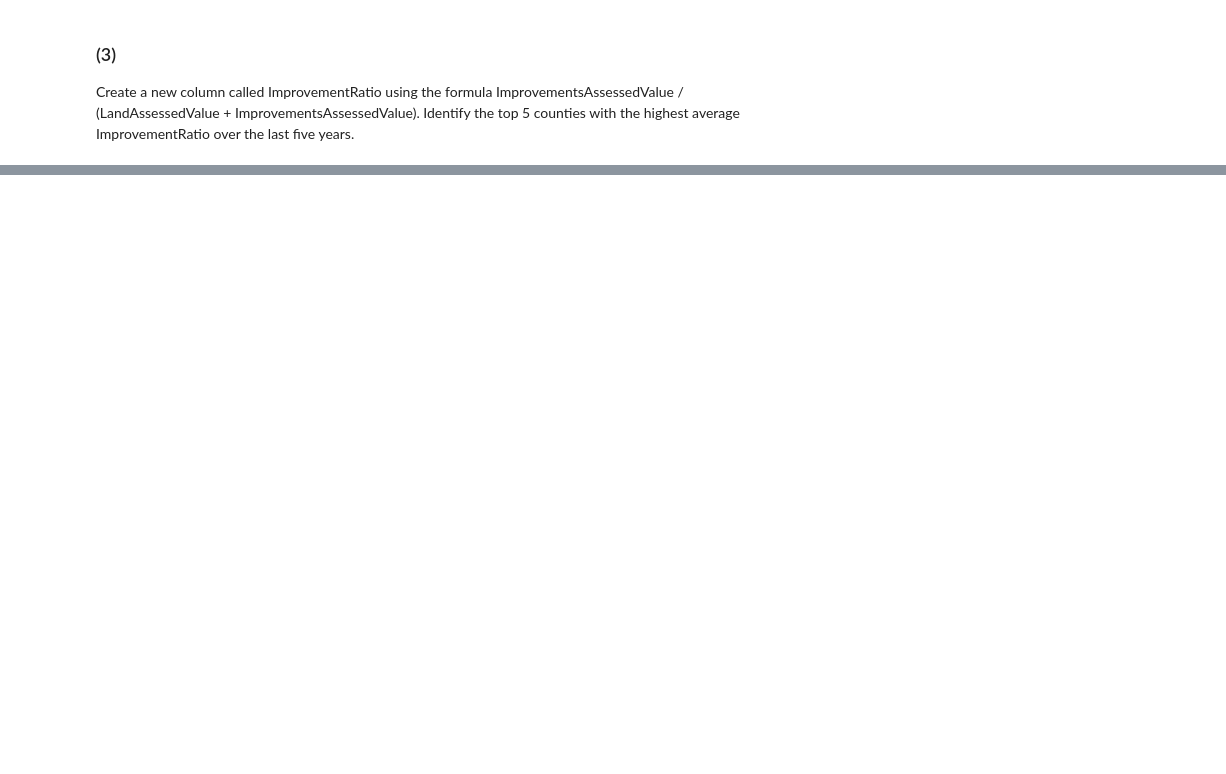
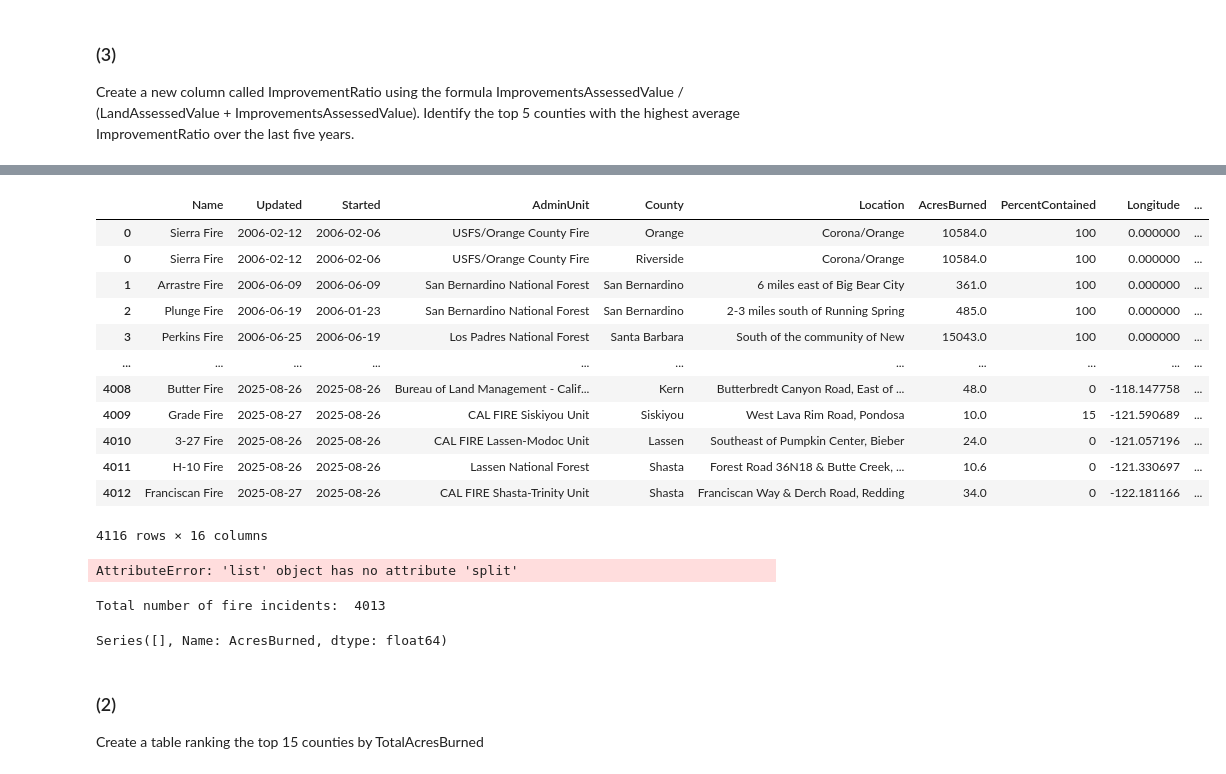
Before and after one commit to eagles0924/liveCodingTest, a Jupyter notebook: 250920_interview/1.ipynb, the cells around one changed output, grey strips where cells are left out. Cells and saved outputs as stored; diff of their text form; code cells hidden in the pictures; blank space fills up the shorter version.

```diff
--- a/250920_interview/1.ipynb
+++ b/250920_interview/1.ipynb
@@ -175,0 +281,41 @@ Create a new column called ImprovementRatio using the formula ImprovementsAssess
+# %%
+fire_copy = fire.__deepcopy__()
+fire_copy['County'] = fire_copy['County'].str.split(',')
+fire_copy = fire_copy.explode('County')
+fire_copy
+# %% [output]
+|  | Name | Updated | Started | AdminUnit | County | Location | AcresBurned | PercentContained | Longitude | ... |
+| 0 | Sierra Fire | 2006-02-12 | 2006-02-06 | USFS/Orange County Fire | Orange | Corona/Orange | 10584.0 | 100 | 0.000000 | ... |
+| 0 | Sierra Fire | 2006-02-12 | 2006-02-06 | USFS/Orange County Fire | Riverside | Corona/Orange | 10584.0 | 100 | 0.000000 | ... |
+| 1 | Arrastre Fire | 2006-06-09 | 2006-06-09 | San Bernardino National Forest | San Bernardino | 6 miles east of Big Bear City | 361.0 | 100 | 0.000000 | ... |
+| 2 | Plunge Fire | 2006-06-19 | 2006-01-23 | San Bernardino National Forest | San Bernardino | 2-3 miles south of Running Spring | 485.0 | 100 | 0.000000 | ... |
+| 3 | Perkins Fire | 2006-06-25 | 2006-06-19 | Los Padres National Forest | Santa Barbara | South of the community of New | 15043.0 | 100 | 0.000000 | ... |
+| ... | ... | ... | ... | ... | ... | ... | ... | ... | ... | ... |
+| 4008 | Butter Fire | 2025-08-26 | 2025-08-26 | Bureau of Land Management - Calif... | Kern | Butterbredt Canyon Road, East of ... | 48.0 | 0 | -118.147758 | ... |
+| 4009 | Grade Fire | 2025-08-27 | 2025-08-26 | CAL FIRE Siskiyou Unit | Siskiyou | West Lava Rim Road, Pondosa | 10.0 | 15 | -121.590689 | ... |
+| 4010 | 3-27 Fire | 2025-08-26 | 2025-08-26 | CAL FIRE Lassen-Modoc Unit | Lassen | Southeast of Pumpkin Center, Bieber | 24.0 | 0 | -121.057196 | ... |
+| 4011 | H-10 Fire | 2025-08-26 | 2025-08-26 | Lassen National Forest | Shasta | Forest Road 36N18 & Butte Creek, ... | 10.6 | 0 | -121.330697 | ... |
+| 4012 | Franciscan Fire | 2025-08-27 | 2025-08-26 | CAL FIRE Shasta-Trinity Unit | Shasta | Franciscan Way & Derch Road, Redding | 34.0 | 0 | -122.181166 | ... |
+4116 rows × 16 columns
+# %%
+singlefire1['Counties'][0]
+# %% [output]
+AttributeError: 'list' object has no attribute 'split'
+# %%
+# Total number of fire incidents
+
+np.unique(singlefire1['Name'], return_counts=True)
+singlefire1[singlefire1['Name'] == 'Zediker Fire']
+print("Total number of fire incidents: ", singlefire1.shape[0])
+
+# Total AcresBurned for each county.
+'''
+이거 수행하려면 Counties
+'''
+singlefire1.groupby('County')['AcresBurned'].sum()
+# %% [output]
+Total number of fire incidents:  4013
+Series([], Name: AcresBurned, dtype: float64)
+# %% [markdown]
+### (2)
+Create a table ranking the top 15 counties by TotalAcresBurned
```
Also changed, not shown: parts of 25 cells of this notebook, 1 other file.
